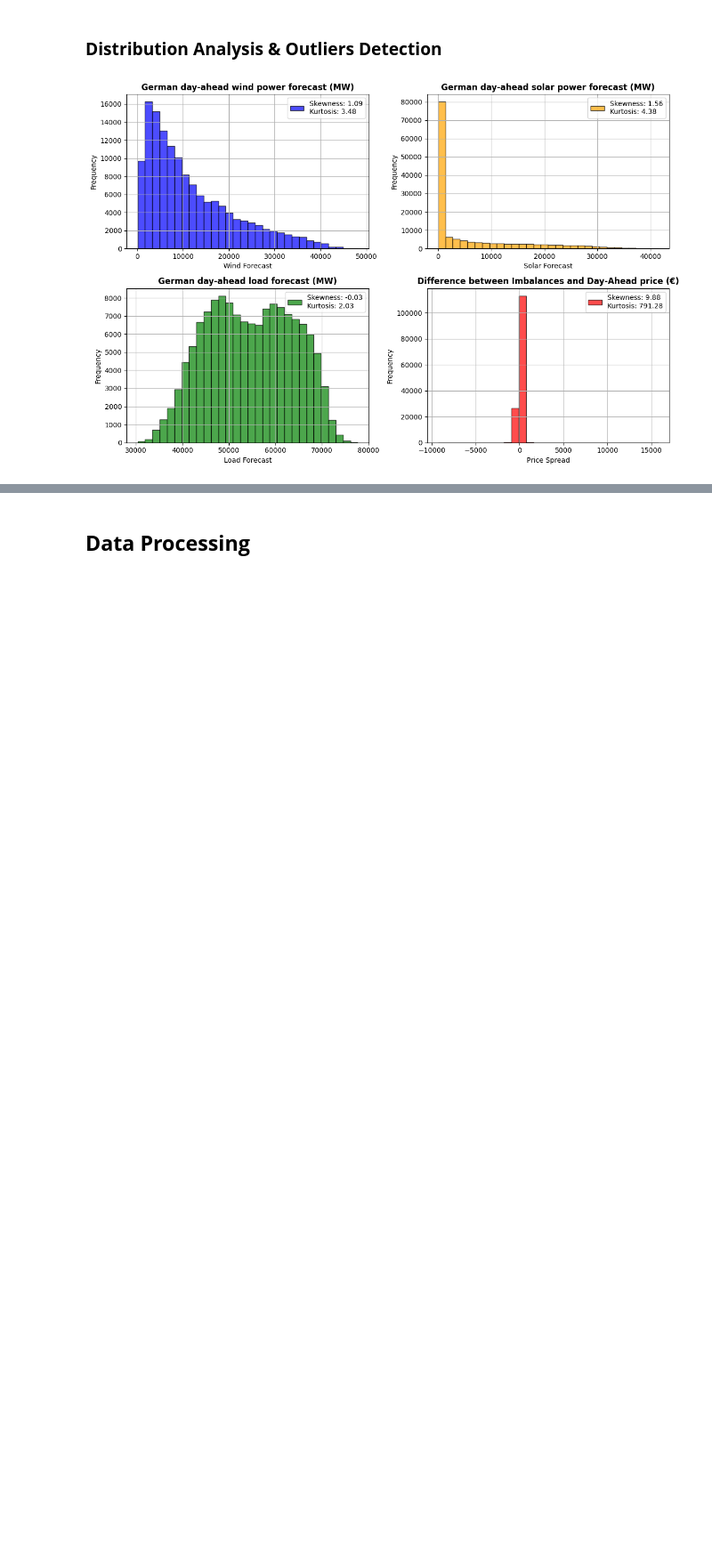
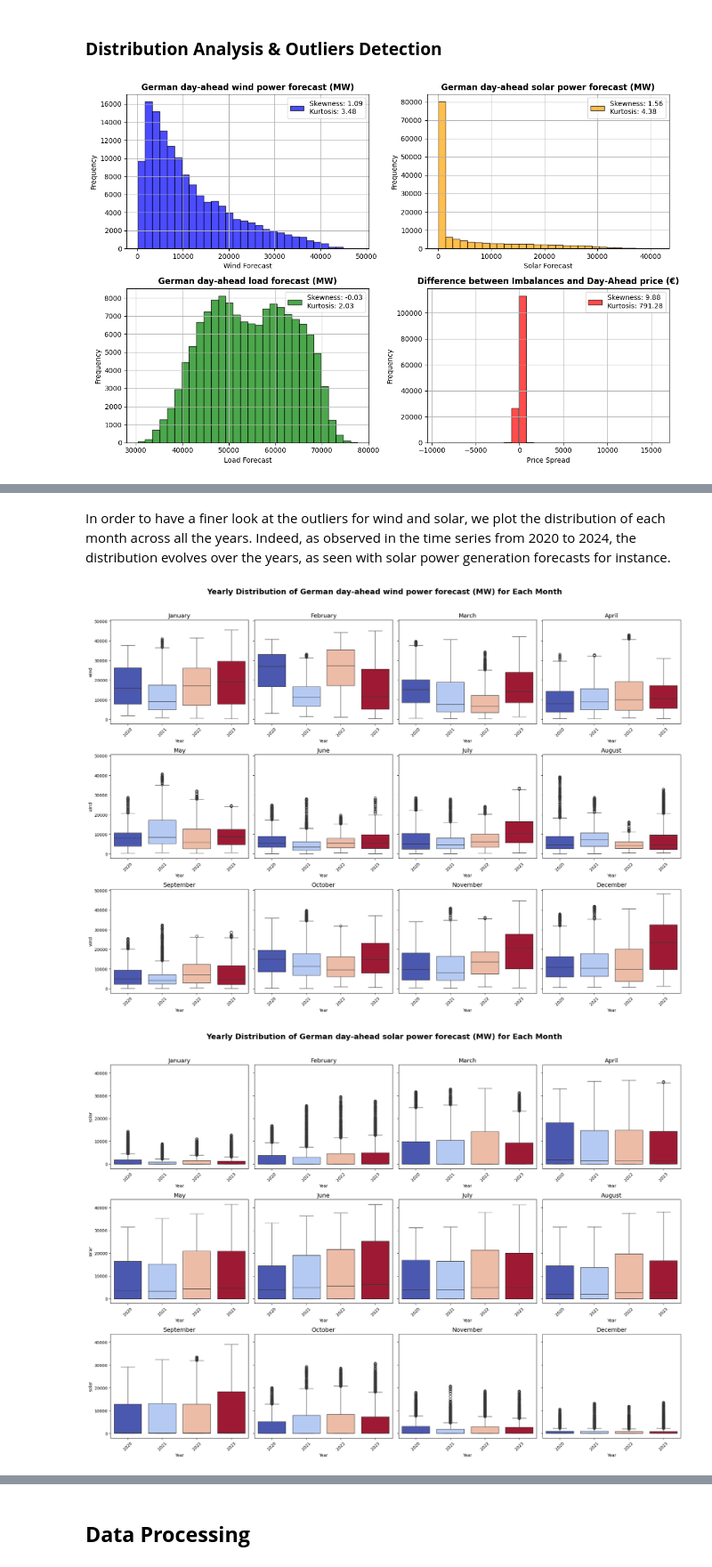
Before and after one commit to anthonymakarewicz/algo-electricity-trading, a Jupyter notebook: main.ipynb, the cells around one changed output, grey strips where cells are left out. Shown at 89% size. Cells and saved outputs as stored; diff of their text form; code cells hidden in the pictures; blank space fills up the shorter version.

```diff
--- a/main.ipynb
+++ b/main.ipynb
@@ -378,0 +481,40 @@ plot_monthly_boxplots(df, columns=["wind", "solar", "load", "spread"])
+# %% [markdown]
+ In order to have a finer look at the outliers for wind and solar, we plot the distribution of each month across all the years. Indeed, as observed in the time series from 2020 to 2024, the distribution evolves over the years, as seen with solar power generation forecasts for instance.
+# %%
+def plot_monthly_yearly_boxplots(df, column):
+    """
+    Plots a 3x4 grid of yearly boxplots for each month for the specified column.
+
+    Args:
+        df (pd.DataFrame): The DataFrame containing the data with a datetime index.
+        column (str): The column to visualize with boxplots.
+    """
+    df['Year'] = df.index.year
+    df['Month'] = df.index.month_name()
+
+    fig, axes = plt.subplots(3, 4, figsize=(20, 14), sharey=True)
+    axes = axes.flatten()
+
+    for idx, month in enumerate(MONTHLY_ORDER):
+        month_data = df[df['Month'] == month]
+        sns.boxplot(
+            x='Year', y=column, data=month_data, ax=axes[idx], palette='coolwarm',
+            hue='Year', legend=False
+        )
+        axes[idx].set_title(f"{month}", fontsize=14)
+        axes[idx].set_xlabel("Year")
+        axes[idx].set_ylabel(column)
+        axes[idx].tick_params(axis='x', rotation=45)
+
+    for idx in range(len(MONTHLY_ORDER), len(axes)):
+        axes[idx].axis('off')
+
+    fig.suptitle(f"Yearly Distribution of {PLOT_CONFIGS[column]["title"]} for Each Month", fontsize=18, y=1.02, fontweight="bold")
+    plt.tight_layout()
+    plt.show()
+
+plot_monthly_yearly_boxplots(df, 'wind')
+plot_monthly_yearly_boxplots(df, 'solar')
+# %% [output]
+[figure, added]
+[figure, added]
```
Also changed, not shown: parts of 59 cells of this notebook.
